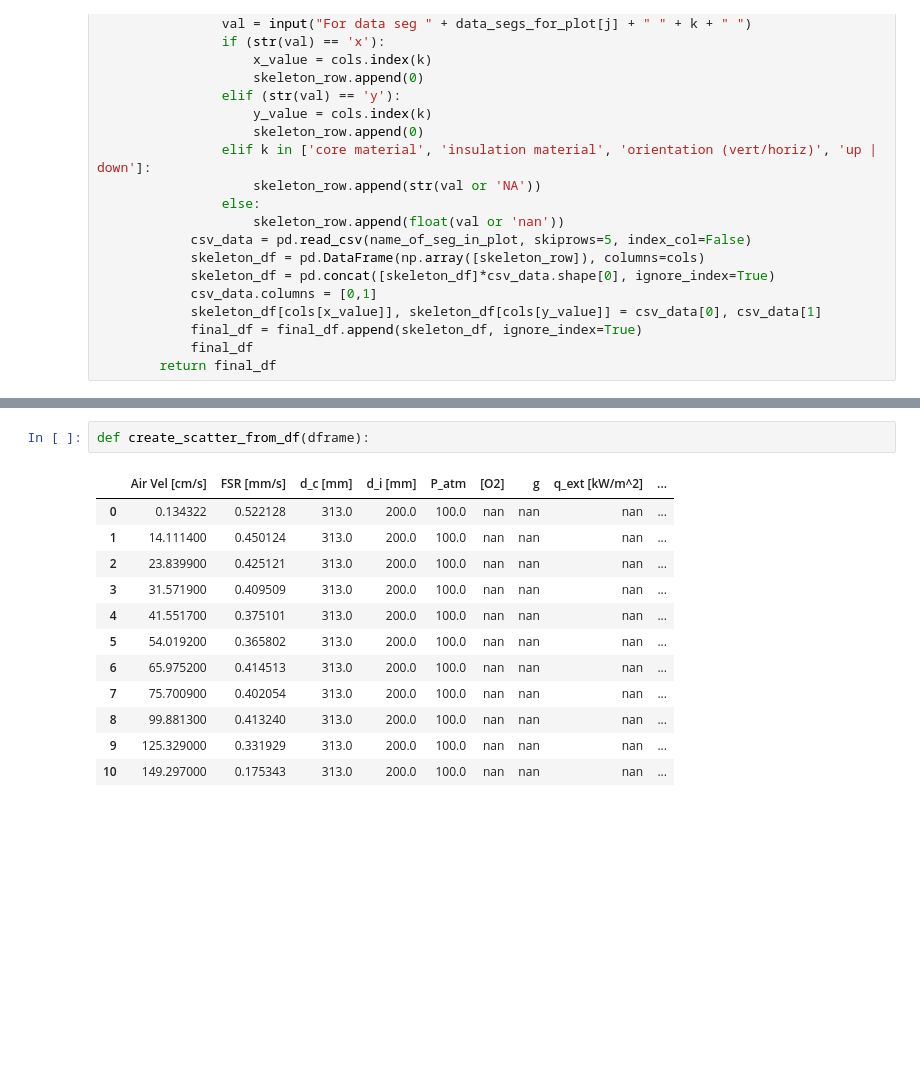
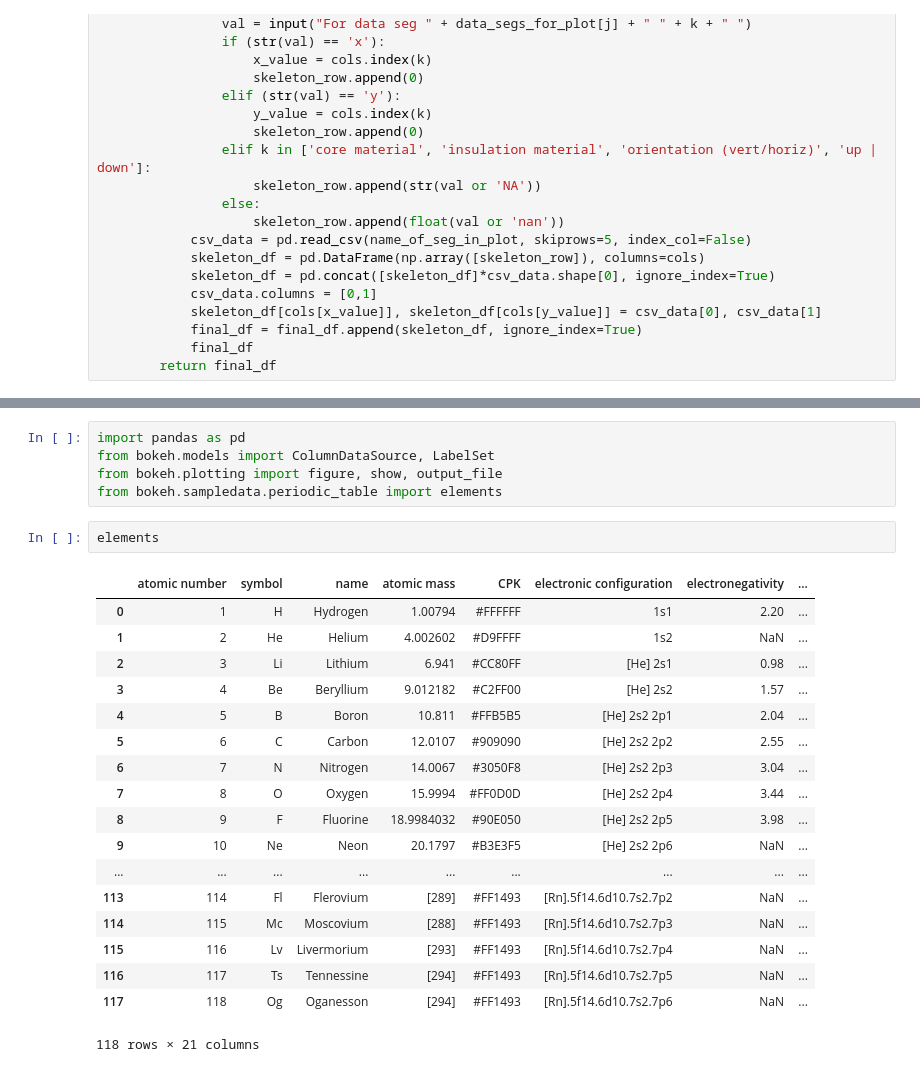
Before and after one commit to JLUrban/FSR-vs-Everything, a Jupyter notebook: FSRvsEverything.ipynb, the cells around one changed output, grey strips where cells are left out. Drawn from its saved outputs; the diff is of its cells as text; blank space fills up the shorter version.

Commit message:
bokeh kinda works

```diff
--- a/FSRvsEverything.ipynb
+++ b/FSRvsEverything.ipynb
@@ -84,18 +84,29 @@ For data seg 8mm_Cu.csv core material
 For data seg 8mm_Cu.csv insulation material
 For data seg 8mm_Cu.csv orientation (vert/horiz)
 For data seg 8mm_Cu.csv up | down
-# %%
-def create_scatter_from_df(dframe):
-# %% [output]
-|  | Air Vel [cm/s] | FSR [mm/s] | d_c [mm] | d_i [mm] | P_atm | [O2] | g | q_ext [kW/m^2] | ... |
-| 0 | 0.134322 | 0.522128 | 313.0 | 200.0 | 100.0 | nan | nan | nan | ... |
-| 1 | 14.111400 | 0.450124 | 313.0 | 200.0 | 100.0 | nan | nan | nan | ... |
-| 2 | 23.839900 | 0.425121 | 313.0 | 200.0 | 100.0 | nan | nan | nan | ... |
-| 3 | 31.571900 | 0.409509 | 313.0 | 200.0 | 100.0 | nan | nan | nan | ... |
-| 4 | 41.551700 | 0.375101 | 313.0 | 200.0 | 100.0 | nan | nan | nan | ... |
-| 5 | 54.019200 | 0.365802 | 313.0 | 200.0 | 100.0 | nan | nan | nan | ... |
-| 6 | 65.975200 | 0.414513 | 313.0 | 200.0 | 100.0 | nan | nan | nan | ... |
-| 7 | 75.700900 | 0.402054 | 313.0 | 200.0 | 100.0 | nan | nan | nan | ... |
-| 8 | 99.881300 | 0.413240 | 313.0 | 200.0 | 100.0 | nan | nan | nan | ... |
-| 9 | 125.329000 | 0.331929 | 313.0 | 200.0 | 100.0 | nan | nan | nan | ... |
-| 10 | 149.297000 | 0.175343 | 313.0 | 200.0 | 100.0 | nan | nan | nan | ... |
+# %%
+import pandas as pd
+from bokeh.models import ColumnDataSource, LabelSet
+from bokeh.plotting import figure, show, output_file
+from bokeh.sampledata.periodic_table import elements
+# %%
+elements
+# %% [output]
+|  | atomic number | symbol | name | atomic mass | CPK | electronic configuration | electronegativity | ... |
+| 0 | 1 | H | Hydrogen | 1.00794 | #FFFFFF | 1s1 | 2.20 | ... |
+| 1 | 2 | He | Helium | 4.002602 | #D9FFFF | 1s2 | NaN | ... |
+| 2 | 3 | Li | Lithium | 6.941 | #CC80FF | [He] 2s1 | 0.98 | ... |
+| 3 | 4 | Be | Beryllium | 9.012182 | #C2FF00 | [He] 2s2 | 1.57 | ... |
+| 4 | 5 | B | Boron | 10.811 | #FFB5B5 | [He] 2s2 2p1 | 2.04 | ... |
+| 5 | 6 | C | Carbon | 12.0107 | #909090 | [He] 2s2 2p2 | 2.55 | ... |
+| 6 | 7 | N | Nitrogen | 14.0067 | #3050F8 | [He] 2s2 2p3 | 3.04 | ... |
+| 7 | 8 | O | Oxygen | 15.9994 | #FF0D0D | [He] 2s2 2p4 | 3.44 | ... |
+| 8 | 9 | F | Fluorine | 18.9984032 | #90E050 | [He] 2s2 2p5 | 3.98 | ... |
+| 9 | 10 | Ne | Neon | 20.1797 | #B3E3F5 | [He] 2s2 2p6 | NaN | ... |
+| ... | ... | ... | ... | ... | ... | ... | ... | ... |
+| 113 | 114 | Fl | Flerovium | [289] | #FF1493 | [Rn].5f14.6d10.7s2.7p2 | NaN | ... |
+| 114 | 115 | Mc | Moscovium | [288] | #FF1493 | [Rn].5f14.6d10.7s2.7p3 | NaN | ... |
+| 115 | 116 | Lv | Livermorium | [293] | #FF1493 | [Rn].5f14.6d10.7s2.7p4 | NaN | ... |
+| 116 | 117 | Ts | Tennessine | [294] | #FF1493 | [Rn].5f14.6d10.7s2.7p5 | NaN | ... |
+| 117 | 118 | Og | Oganesson | [294] | #FF1493 | [Rn].5f14.6d10.7s2.7p6 | NaN | ... |
+118 rows × 21 columns
```
Also changed, not shown: parts of 5 cells of this notebook.
